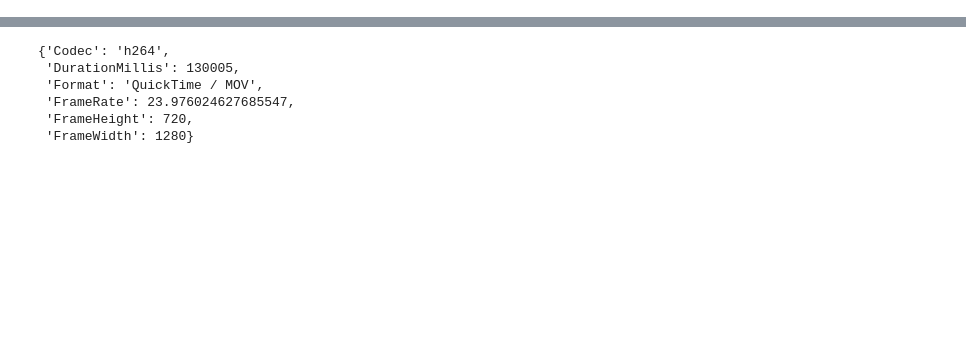
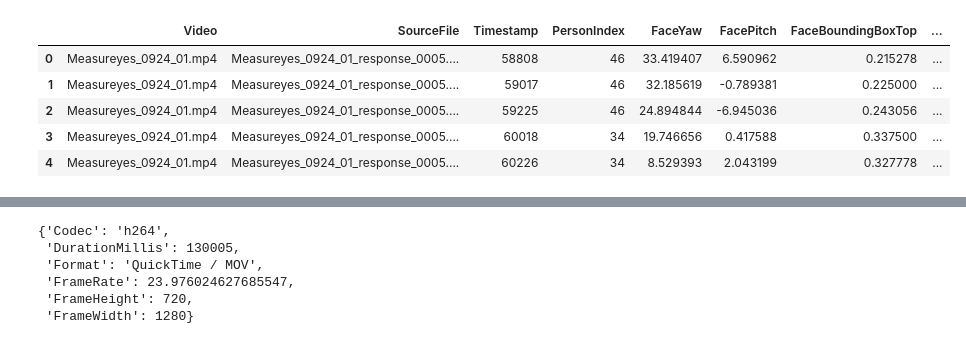
Before and after one commit to mnguyenngo/measureyes-1, a Jupyter notebook: src/rekognition_sandbox.ipynb, the cells around one changed output, grey strips where cells are left out. Drawn from its saved outputs; the diff is of its cells as text; code cells hidden in the pictures; blank space fills up the shorter version.

```diff
--- a/src/rekognition_sandbox.ipynb
+++ b/src/rekognition_sandbox.ipynb
@@ -18,3 +43,12 @@ import shutil
+# %%
+df6.head()
+# %% [output]
+|  | Video | SourceFile | Timestamp | PersonIndex | FaceYaw | FacePitch | FaceBoundingBoxTop | ... |
+| 0 | Measureyes_0924_01.mp4 | Measureyes_0924_01_response_0005.... | 58808 | 46 | 33.419407 | 6.590962 | 0.215278 | ... |
+| 1 | Measureyes_0924_01.mp4 | Measureyes_0924_01_response_0005.... | 59017 | 46 | 32.185619 | -0.789381 | 0.225000 | ... |
+| 2 | Measureyes_0924_01.mp4 | Measureyes_0924_01_response_0005.... | 59225 | 46 | 24.894844 | -6.945036 | 0.243056 | ... |
+| 3 | Measureyes_0924_01.mp4 | Measureyes_0924_01_response_0005.... | 60018 | 34 | 19.746656 | 0.417588 | 0.337500 | ... |
+| 4 | Measureyes_0924_01.mp4 | Measureyes_0924_01_response_0005.... | 60226 | 34 | 8.529393 | 2.043199 | 0.327778 | ... |
 # %%
 # Downloaded from https://console.aws.amazon.com/rekognition/home?region=us-east-1#/video-analysis
 # path = "./test_vid.json"
```
Also changed, not shown: parts of 32 cells of this notebook, 2 other files.
